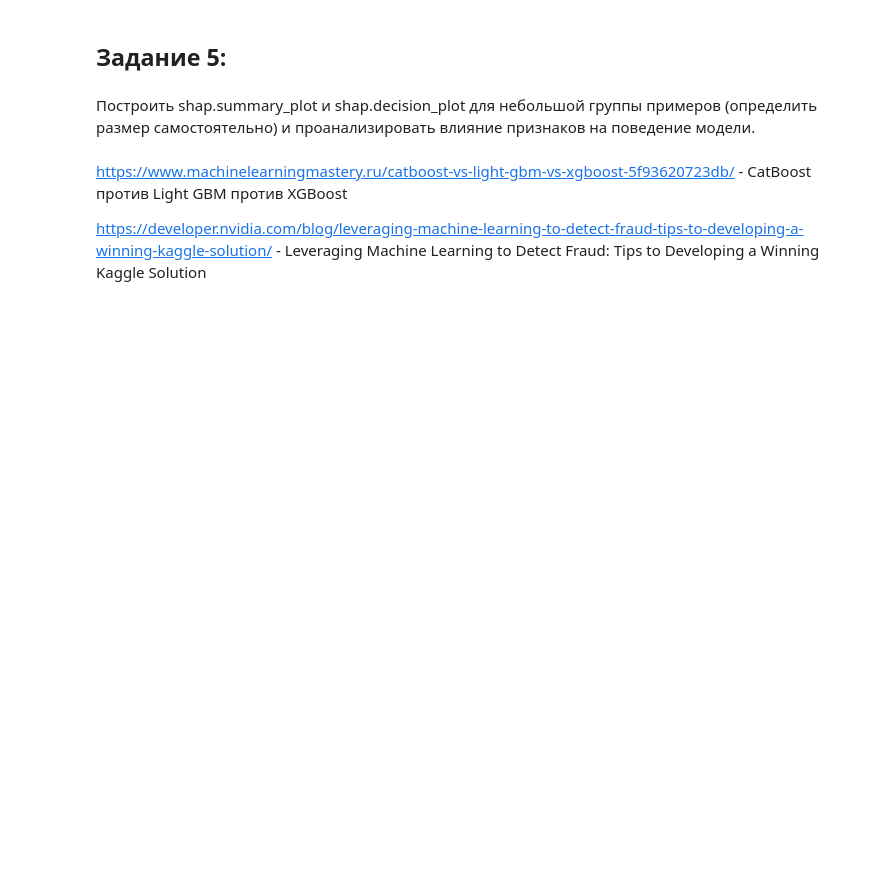
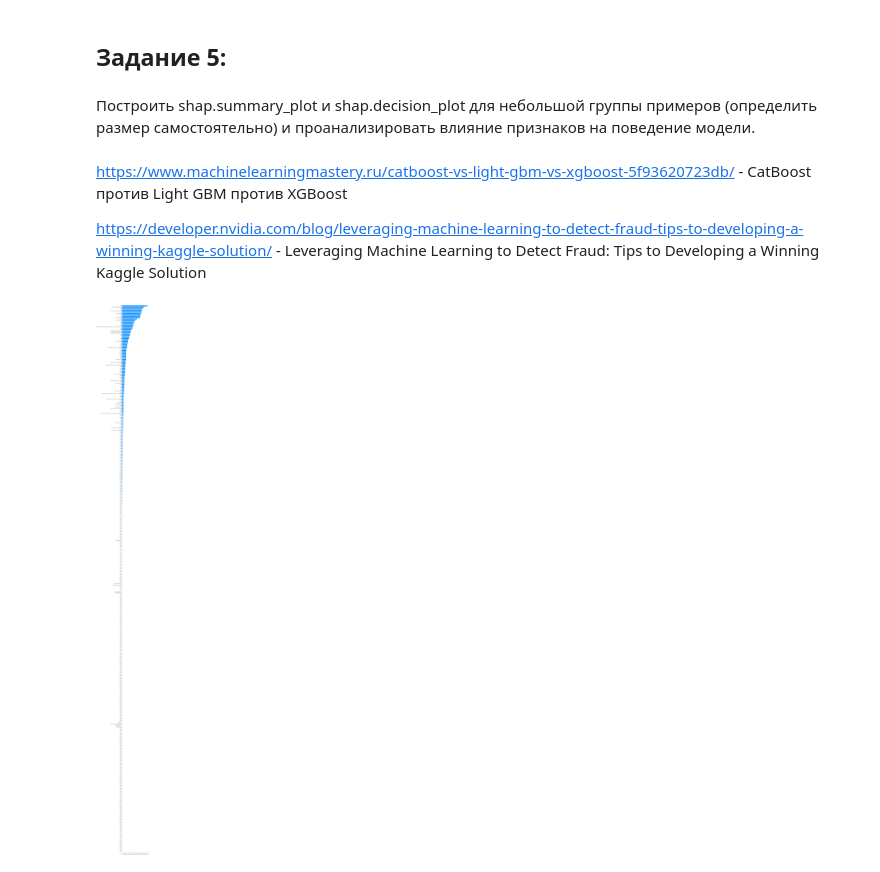
Before and after one commit to SokIL69/Sports-data-analysis-Kaggle-II, a Jupyter notebook: Lesson_6/lesson_6 hw.ipynb, the cells around one changed output. Saved outputs shown, nothing was run; the diff lists cells and outputs as text; code cells hidden in the pictures; blank space fills up the shorter version.

```diff
--- a/Lesson_6/lesson_6 hw.ipynb
+++ b/Lesson_6/lesson_6 hw.ipynb
@@ -1295,0 +1340,3 @@ __Учёт вклада полей в модель (F score):__
+# %%
+model = xgb.XGBClassifier(**xgb_params)
+model.fit(x_train_xgb_0, y_train_xgb_0)
@@ -1295,0 +1353,6 @@ __Учёт вклада полей в модель (F score):__
+# %%
+import shap
+# load JS visualization code to notebook
+shap.initjs()
+
+x_valid_, y_valid_ = x_test_xgb_0.sample(2000), y_test_xgb_0.sample(2000)
@@ -1295,0 +1361,3 @@ __Учёт вклада полей в модель (F score):__
+# %%
+explainer = shap.TreeExplainer(model)
+shap_values = explainer.shap_values(x_valid_, y_valid_)
@@ -1301,3 +1386,7 @@ __Учёт вклада полей в модель (F score):__
 https://www.machinelearningmastery.ru/catboost-vs-light-gbm-vs-xgboost-5f93620723db/ - CatBoost против Light GBM против XGBoost
 
 https://developer.nvidia.com/blog/leveraging-machine-learning-to-detect-fraud-tips-to-developing-a-winning-kaggle-solution/ - Leveraging Machine Learning to Detect Fraud: Tips to Developing a Winning Kaggle Solution
+# %%
+shap.summary_plot(shap_values, x_valid_, plot_type="bar", max_display=x_valid_.shape[1])
+# %% [output]
+[figure, added]
```
Also changed, not shown: parts of 19 cells of this notebook, 1 other file.
